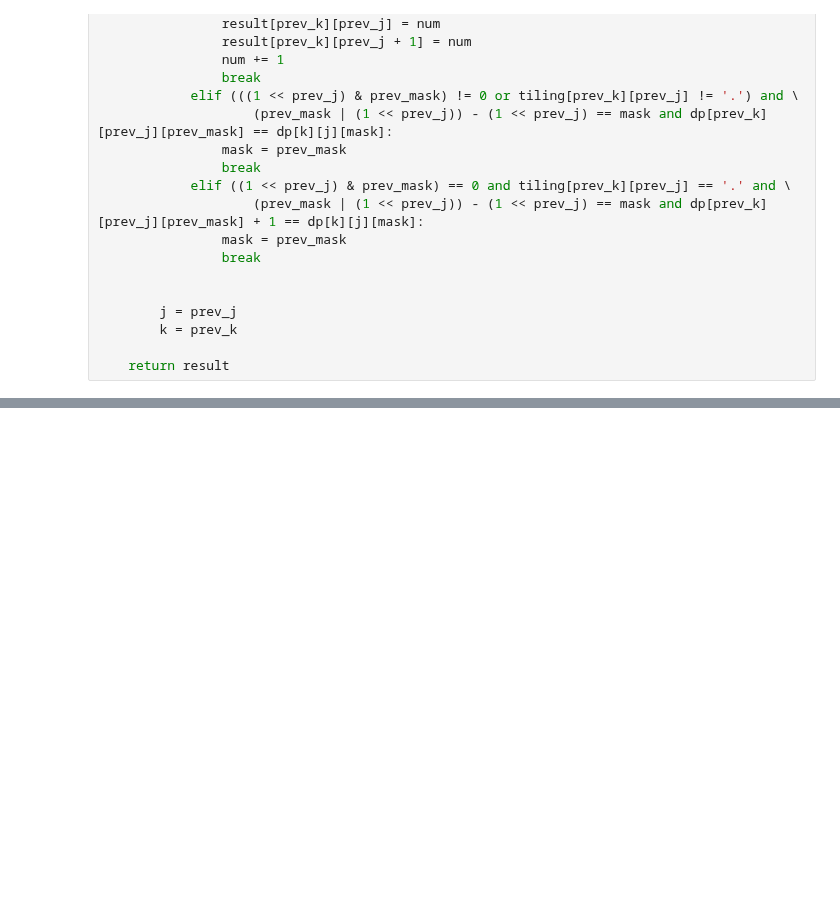
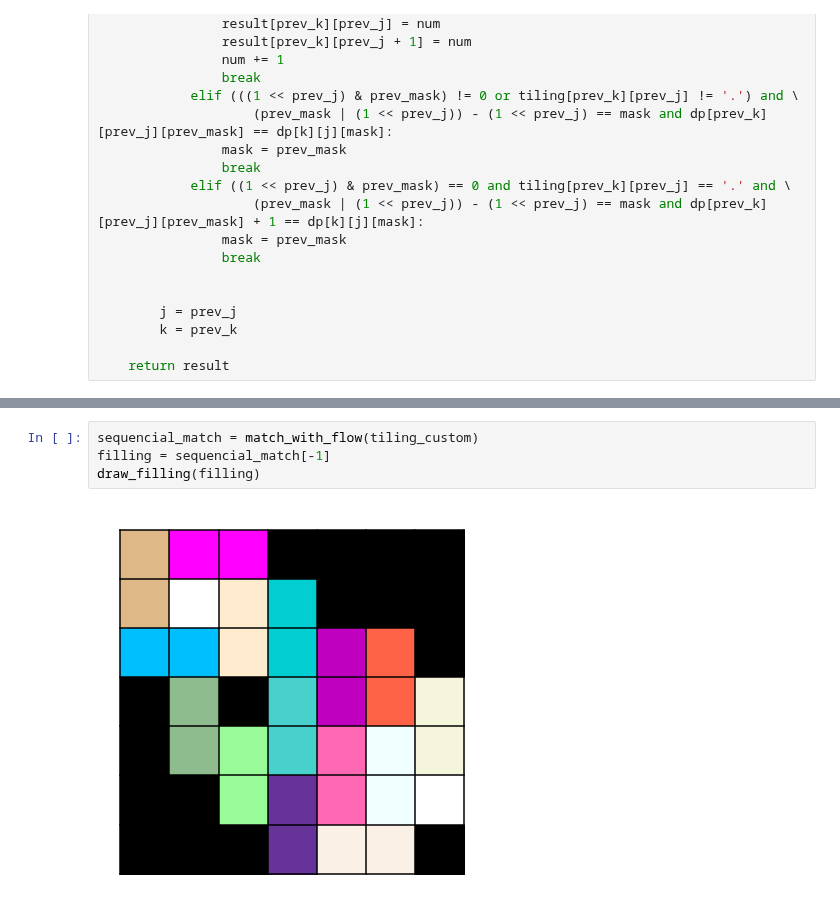
Before and after one commit to Malkovsky/interactive-visualization, a Jupyter notebook: domino_tiling.ipynb, the cells around one changed output, grey strips where cells are left out. Cells and saved outputs as stored; diff of their text form; blank space fills up the shorter version.

Commit message:
Added bipartite matching solution

```diff
--- a/domino_tiling.ipynb
+++ b/domino_tiling.ipynb
@@ -421,0 +509,6 @@ llkkjj#
+# %%
+sequencial_match = match_with_flow(tiling_custom)
+filling = sequencial_match[-1]
+draw_filling(filling)
+# %% [output]
+[figure, added]
```
Also changed, not shown: parts of 32 cells of this notebook.
